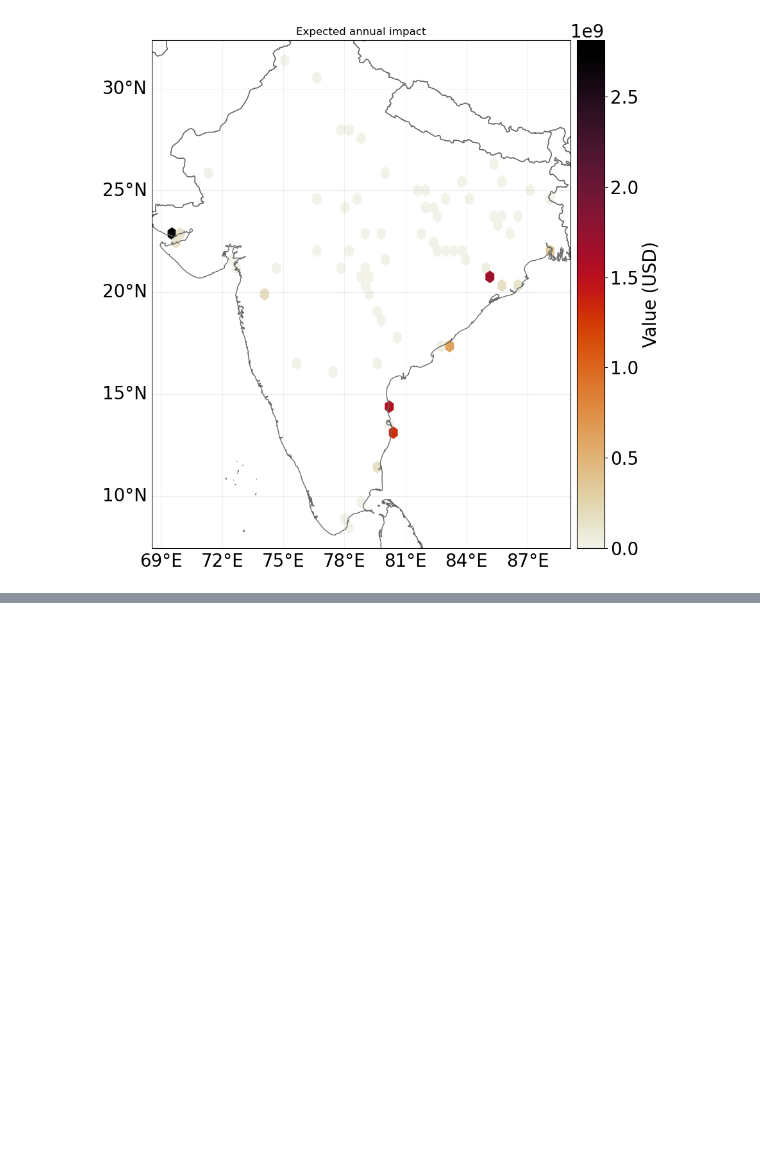
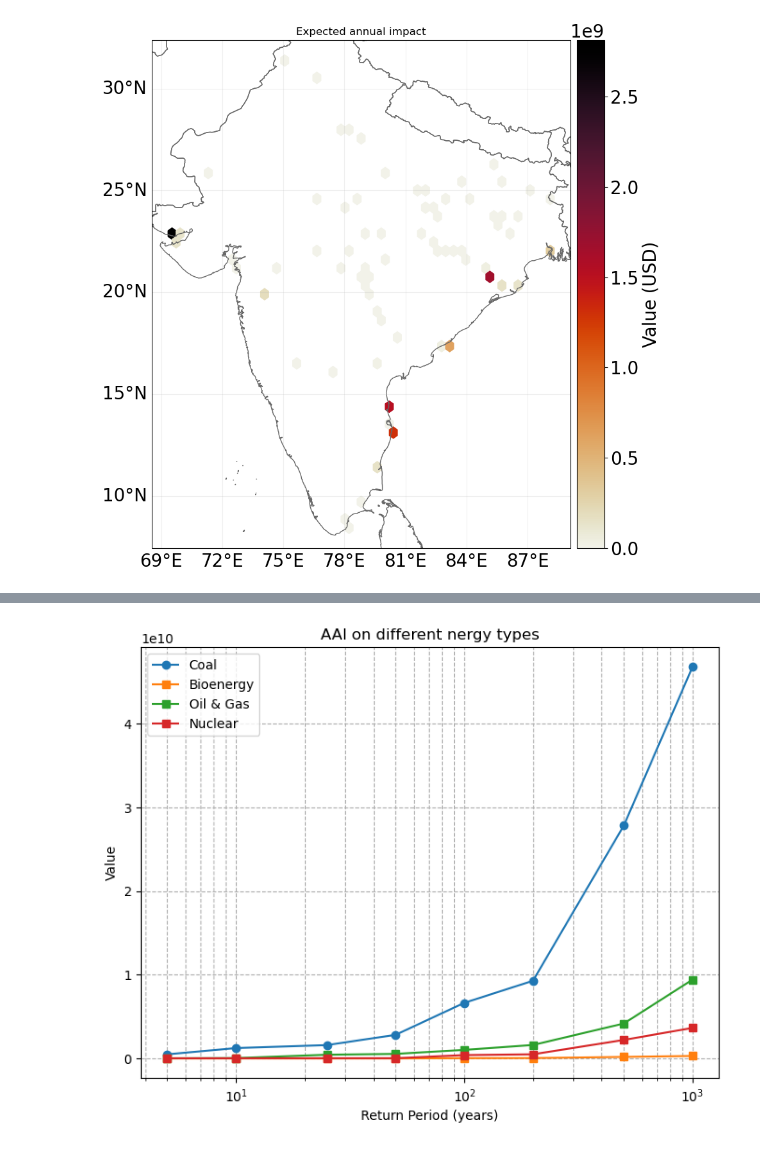
Before and after one commit to Moqian1122/TCRiskIndia, a Jupyter notebook: simulation.ipynb, the cells around one changed output, grey strips where cells are left out. Cells and saved outputs as stored; diff of their text form; code cells hidden in the pictures; blank space fills up the shorter version.

```diff
--- a/simulation.ipynb
+++ b/simulation.ipynb
@@ -157,0 +280,2 @@ Aggregated average annual impact: 9286829972.0 $
+# %%
+exp_oilgas  = Exposures(pd.read_excel('exposure_oil&gas.xlsx'), ref_year=2024)
@@ -157,0 +302,2 @@ Aggregated average annual impact: 9286829972.0 $
+# %%
+impact_results_oilgas=[impact_calculator_oilgas(i) for i in [5,10,25,50,100,200,500,1000]]
@@ -157,0 +313,2 @@ Aggregated average annual impact: 9286829972.0 $
+# %%
+exp_nuclear  = Exposures(pd.read_excel('exposure_nuclear.xlsx'), ref_year=2024)
@@ -157,0 +335,2 @@ Aggregated average annual impact: 9286829972.0 $
+# %%
+impact_results_nuclear=[impact_calculator_nuclear(i) for i in [5,10,25,50,100,200,500,1000]]
@@ -157,0 +346,29 @@ Aggregated average annual impact: 9286829972.0 $
+# %%
+plt.figure(figsize=(8, 6))
+
+# Plot first line
+plt.plot(return_periods, impact_results, marker='o', label='Coal')
+
+# Plot second line
+plt.plot(return_periods, impact_results_bio, marker='s', label='Bioenergy')
+
+# Plot second line
+plt.plot(return_periods, impact_results_oilgas, marker='s', label='Oil & Gas')
+
+# Plot second line
+plt.plot(return_periods, impact_results_nuclear, marker='s', label='Nuclear')
+
+# Set x-axis to logarithmic scale
+plt.xscale('log')
+
+# Labels, title, and legend
+plt.xlabel('Return Period (years)')
+plt.ylabel('Value')
+plt.title('AAI on different nergy types')
+plt.grid(True, which="both", ls="--")
+plt.legend()
+
+# Show the plot
+plt.show()
+# %% [output]
+[figure, added]
```
Also changed, not shown: parts of 16 cells of this notebook, 3 other files.
